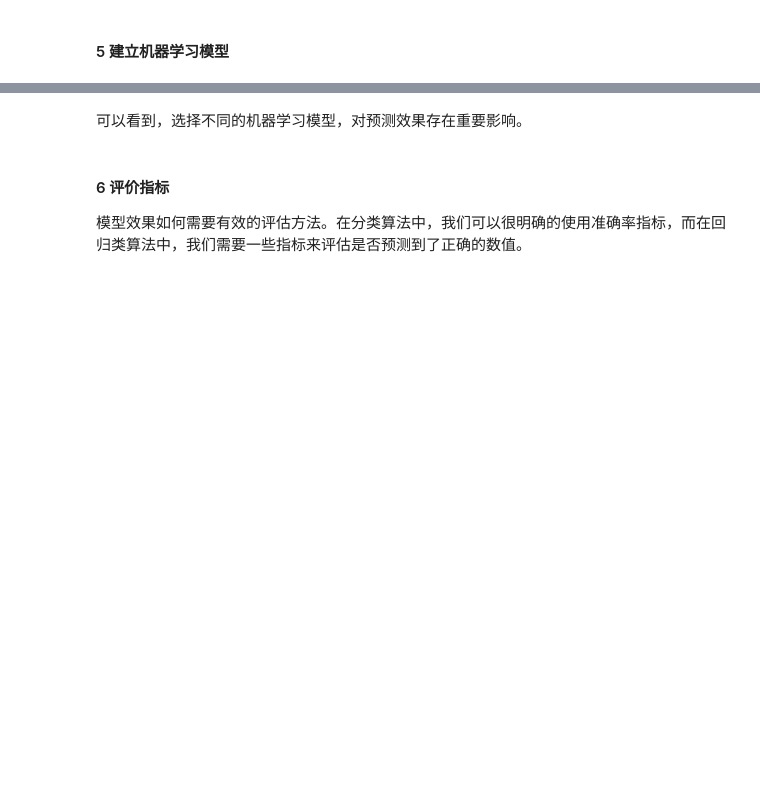
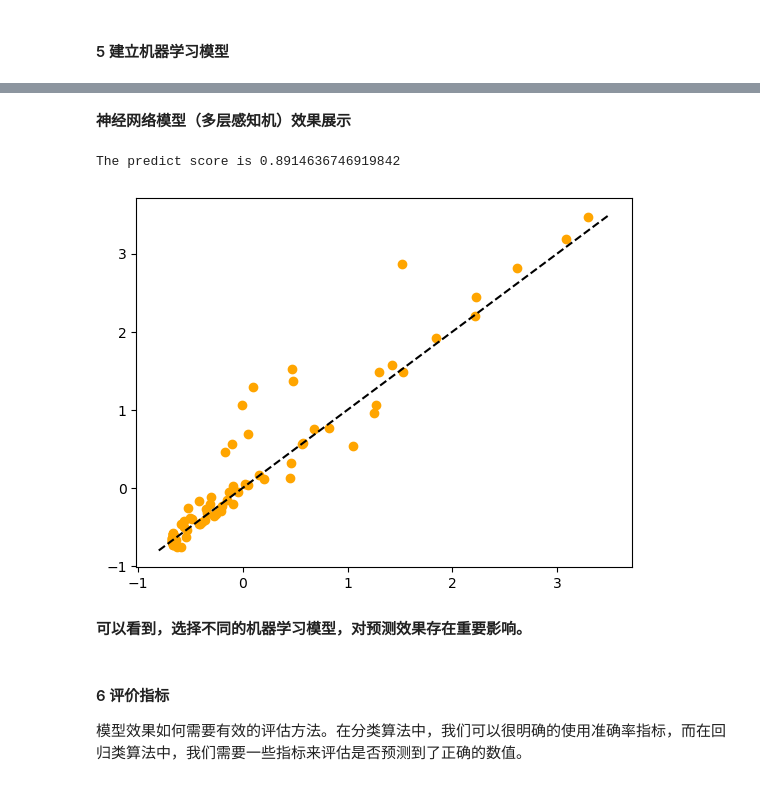
Before and after one commit to dptech-corp/bohrium-notebook, a Jupyter notebook: Proem/CH/Scikit_Learn_Quick_Start_Tutorial.ipynb, the cells around one changed output, grey strips where cells are left out. Cells and saved outputs as stored; diff of their text form; code cells hidden in the pictures; blank space fills up the shorter version.

```diff
--- a/Proem/CH/Scikit_Learn_Quick_Start_Tutorial.ipynb
+++ b/Proem/CH/Scikit_Learn_Quick_Start_Tutorial.ipynb
@@ -680,5 +748,23 @@ The predict score is 0.9688705671759882
+# %% [markdown]
+**神经网络模型（多层感知机）效果展示**
+# %%
+from sklearn.neural_network import MLPRegressor  # 导入多层感知机回归模块
+
+mlp = MLPRegressor(random_state=0)  # 实例化一个模型, 参数都为默认值
+mlp.fit(Xtrain, Ytrain)  # 用训练集数据进行训练
+Ypred = mlp.predict(Xtest)  # 对测试结果进行预测
+mlp.score(Xtest, Ytest)  # 查看预测分数
+print(f'The predict score is {mlp.score(Xtest, Ytest)}')
+
+# 绘制预测结果图
+plt.plot([-0.8,3.5], [-0.8,3.5], "--k")
+plt.scatter(x=Ytest, y=Ypred, c='orange')
+plt.show()
+# %% [output]
+The predict score is 0.8914636746919842
+[figure, added]
 # %% [markdown]
-可以看到，选择不同的机器学习模型，对预测效果存在重要影响。
+**可以看到，选择不同的机器学习模型，对预测效果存在重要影响。**
 # %% [markdown]
 #### 6 评价指标 <a id='2-6'></a>
 
```
Also changed, not shown: parts of 25 cells of this notebook, 9 other files.
